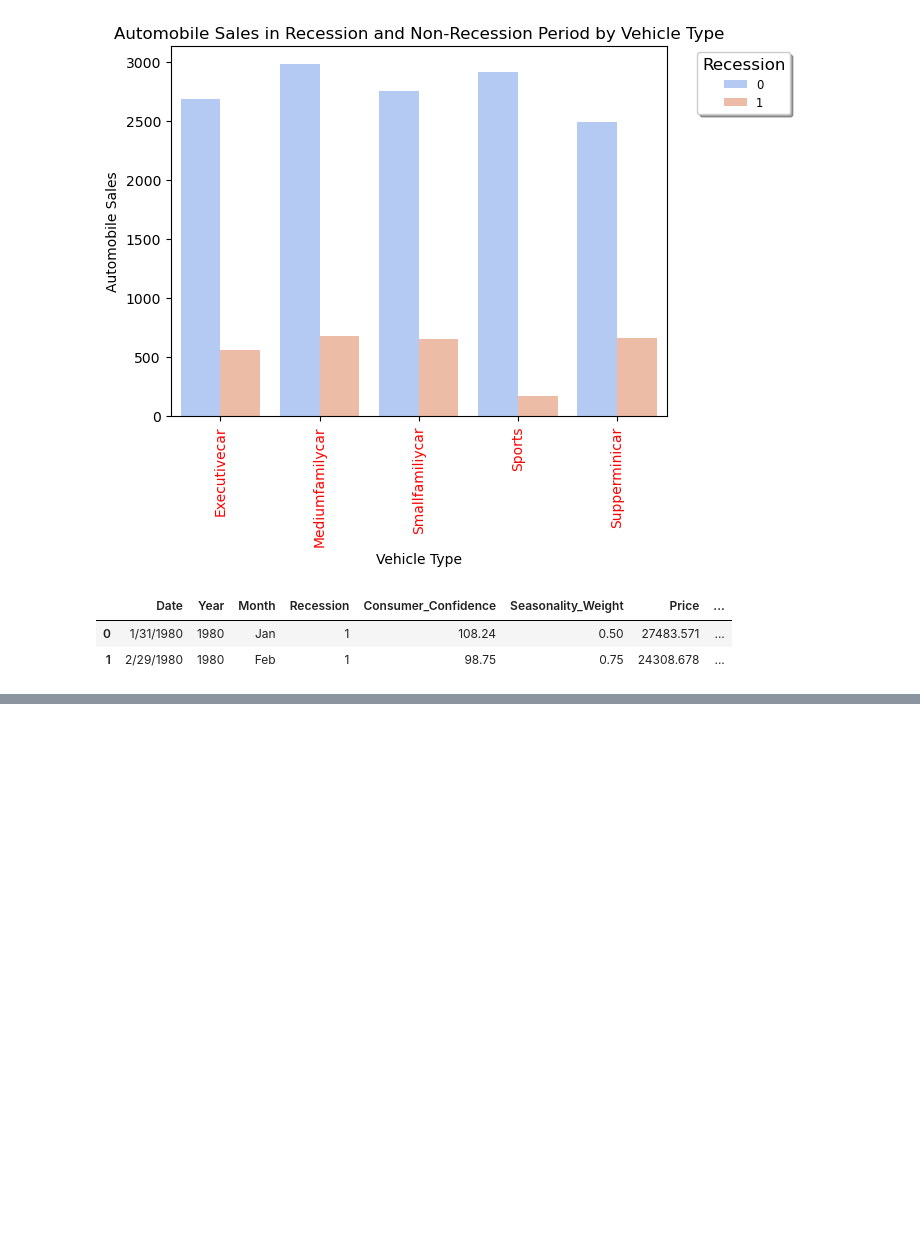
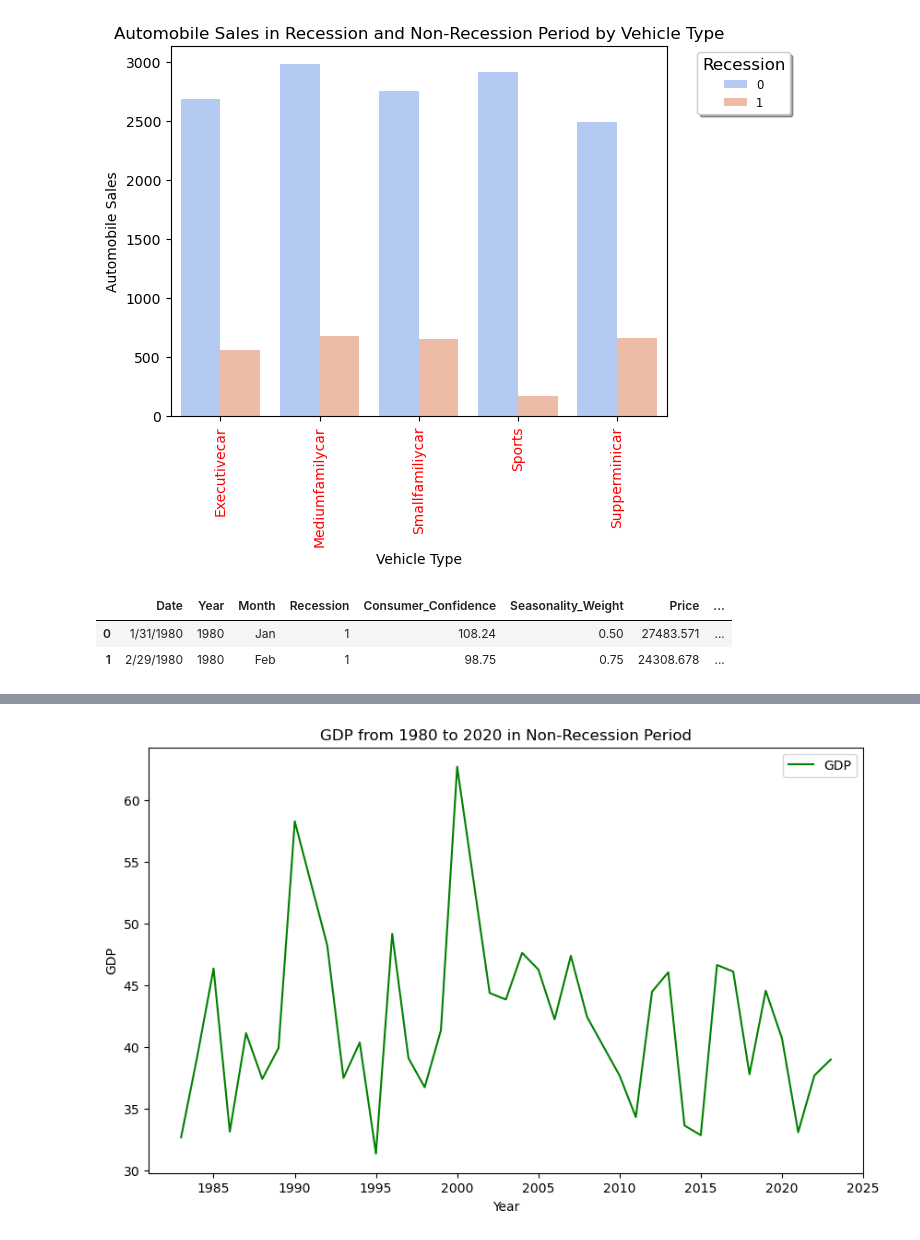
Before and after one commit to Ashraf-2/data_visualization_ibm, a Jupyter notebook: Data Visualization IBM/final_assignment/assignment_part_1.ipynb, the cells around one changed output, grey strips where cells are left out. Saved outputs shown, nothing was run; the diff lists cells and outputs as text; code cells hidden in the pictures; blank space fills up the shorter version.

```diff
--- a/Data Visualization IBM/final_assignment/assignment_part_1.ipynb
+++ b/Data Visualization IBM/final_assignment/assignment_part_1.ipynb
@@ -414,0 +427,3 @@ recession_data.head(2)
+# %%
+df_non_rec = df[df['Recession']==0] # non-recession period
+df_non_rec.head(2)
@@ -414,0 +434,3 @@ recession_data.head(2)
+# %%
+df_gdp_yearly_non_rec = df_non_rec.groupby('Year')['GDP'].mean()
+df_gdp_yearly_non_rec
@@ -414,0 +455,9 @@ recession_data.head(2)
+# %%
+df_gdp_yearly_non_rec.plot(kind='line',figsize=(10,6),color='green')
+plt.title('GDP from 1980 to 2020 in Non-Recession Period')
+plt.ylabel('GDP')
+plt.xlabel('Year')
+plt.legend()
+plt.show()
+# %% [output]
+[figure, added]
```
Also changed, not shown: parts of 23 cells of this notebook, 4 other files.
